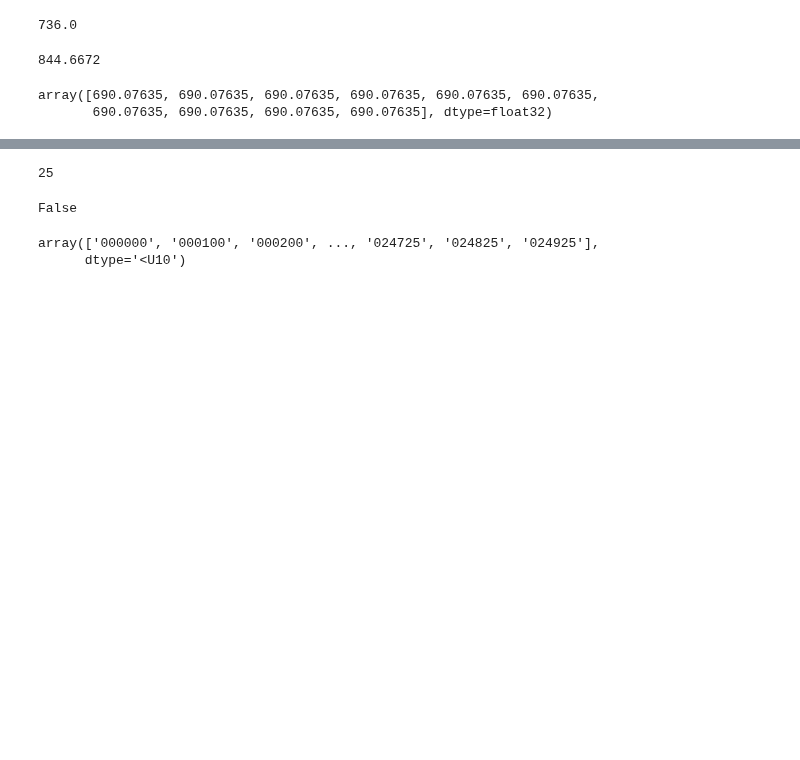
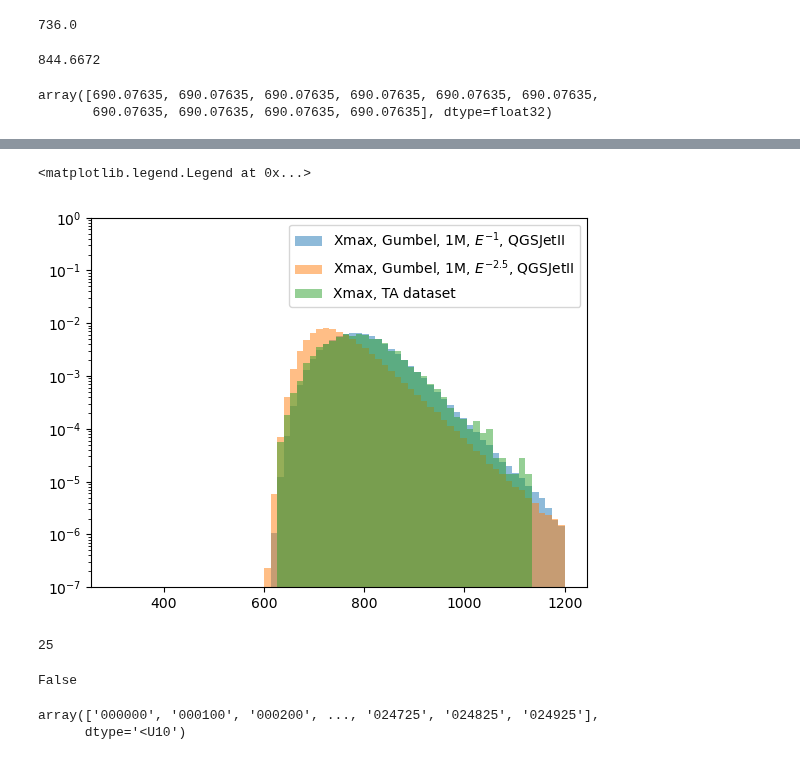
Before and after one commit to TA-DNN/dstparser, a Jupyter notebook: xmax_reader.ipynb, the cells around one changed output, grey strips where cells are left out. Cells and saved outputs as stored; diff of their text form; code cells hidden in the pictures; blank space fills up the shorter version.

```diff
--- a/xmax_reader.ipynb
+++ b/xmax_reader.ipynb
@@ -77,3 +224,29 @@ def file_xmax_map():
+# %%
+nn = int(1e6)
+logE_25 = gen_log10_energies(nn, 1e18, 3e20, 2.5)
+logE_20 = gen_log10_energies(nn, 1e18, 3e20, 2)
+logE_15 = gen_log10_energies(nn, 1e18, 3e20, 1.5)
+logE_10 = gen_log10_energies(nn, 1e18, 3e20, 1)
+aa = np.ones_like(logE)
+xmax_gumb_qgs_25 = rand_gumbel(logE_25, aa, None, 'QGSJetII')
+xmax_gumb_qgs_20 = rand_gumbel(logE_20, aa, None, 'QGSJetII')
+xmax_gumb_qgs_15 = rand_gumbel(logE_15, aa, None, 'QGSJetII')
+xmax_gumb_qgs_10 = rand_gumbel(logE_10, aa, None, 'QGSJetII')
+# %%
+bins = np.linspace(300, 1200, 70)
+tt = plt.hist(xmax_gumb_qgs_10, bins = bins, alpha = 0.5, density=True, label = r"Xmax, Gumbel, 1M, $E^{-1}$, QGSJetII")
+# tt = plt.hist(xmax_gumb_qgs_15, bins = bins, alpha = 0.5, density=True, label = r"Xmax, Gumbel, 1M, $E^{-1.5}$, QGSJetII")
+# tt = plt.hist(xmax_gumb_qgs_20, bins = bins, alpha = 0.5, density=True, label = r"Xmax, Gumbel, 1M, $E^{-2}$, QGSJetII")
+tt = plt.hist(xmax_gumb_qgs_25, bins = bins, alpha = 0.5, density=True, label = r"Xmax, Gumbel, 1M, $E^{-2.5}$, QGSJetII")
+# tt = plt.hist(xmax_gumb_epos, bins = bins, alpha = 0.5, density=True, label = r"Xmax Gumbel, 1M,, $E^{-1}$, EPOS-LHC")
+tt = plt.hist(all_xmax, bins = bins, alpha = 0.5, density=True, label = "Xmax, TA dataset")
+# tt = plt.hist(all_xmax_vert, bins = bins, alpha = 0.2, density=True, label = "Vertical Xmax")
+plt.yscale("log")
+plt.ylim(1e-7, 1)
+plt.legend()
+# %% [output]
+<matplotlib.legend.Legend at 0x...>
+[figure, added]
 # %%
 def xmax_val(file_idx, all_xmax, idx):
     try:
```
Also changed, not shown: parts of 16 cells of this notebook.
